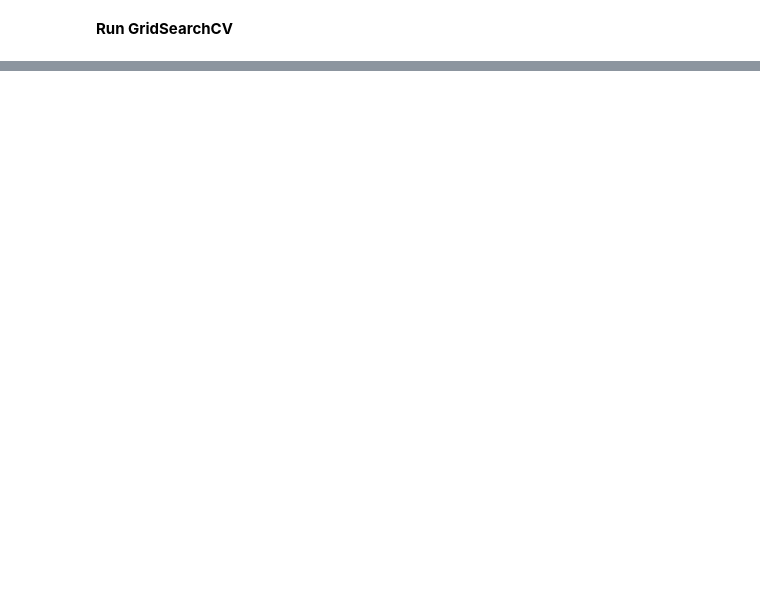
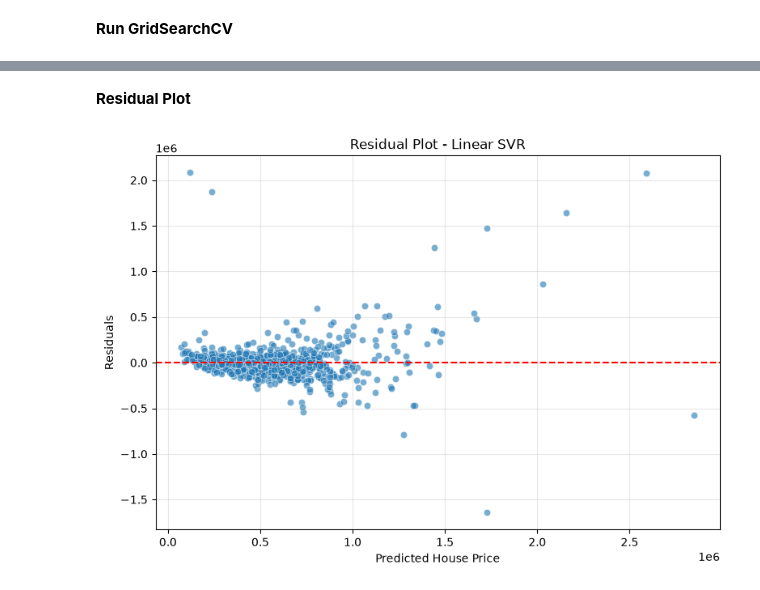
Before and after one commit to k1222004kumar-create/svm, a Jupyter notebook: House_Price_SVM/svm_house.ipynb, the cells around one changed output, grey strips where cells are left out. Saved outputs shown, nothing was run; the diff lists cells and outputs as text; code cells hidden in the pictures; blank space fills up the shorter version.

Commit message:
Final result

```diff
--- a/House_Price_SVM/svm_house.ipynb
+++ b/House_Price_SVM/svm_house.ipynb
@@ -426,0 +440,23 @@ Fitting 5 folds for each of 42 candidates, totalling 210 fits
+# %%
+# Get the best model
+best_model = grid_search.best_estimator_
+
+# Predict house prices
+y_pred_scaled = best_model.predict(X_test_scaled)
+
+# Convert predictions to original price values
+y_pred_tuned = y_scaler.inverse_transform(
+    y_pred_scaled.reshape(-1, 1)
+).ravel()
+
+# Calculate evaluation metrics
+tuned_mae = mean_absolute_error(y_test, y_pred_tuned)
+tuned_mse = mean_squared_error(y_test, y_pred_tuned)
+tuned_rmse = np.sqrt(tuned_mse)
+tuned_r2 = r2_score(y_test, y_pred_tuned)
+
+print("Tuned SVR Model Results")
+print("MAE:", tuned_mae)
+print("MSE:", tuned_mse)
+print("RMSE:", tuned_rmse)
+print("R2 Score:", tuned_r2)
@@ -426,0 +530,26 @@ Fitting 5 folds for each of 42 candidates, totalling 210 fits
+# %% [markdown]
+**Residual Plot**
+# %%
+residuals = y_test.to_numpy() - y_pred_tuned
+
+plt.figure(figsize=(9, 6))
+
+sns.scatterplot(
+    x=y_pred_tuned,
+    y=residuals,
+    alpha=0.6
+)
+
+plt.axhline(
+    y=0,
+    color="red",
+    linestyle="--"
+)
+
+plt.title("Residual Plot - Linear SVR")
+plt.xlabel("Predicted House Price")
+plt.ylabel("Residuals")
+plt.grid(alpha=0.3)
+plt.show()
+# %% [output]
+[figure, added]
```
Also changed, not shown: parts of 27 cells of this notebook.
